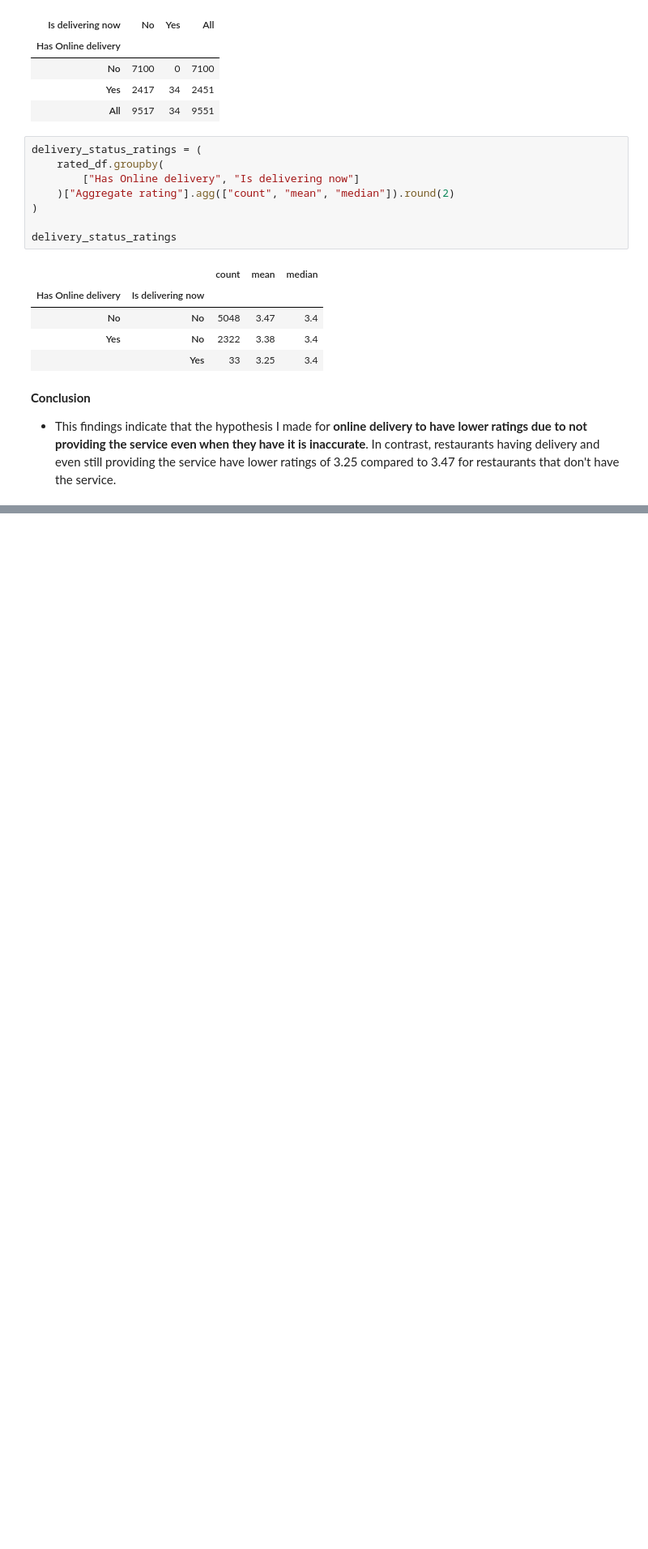
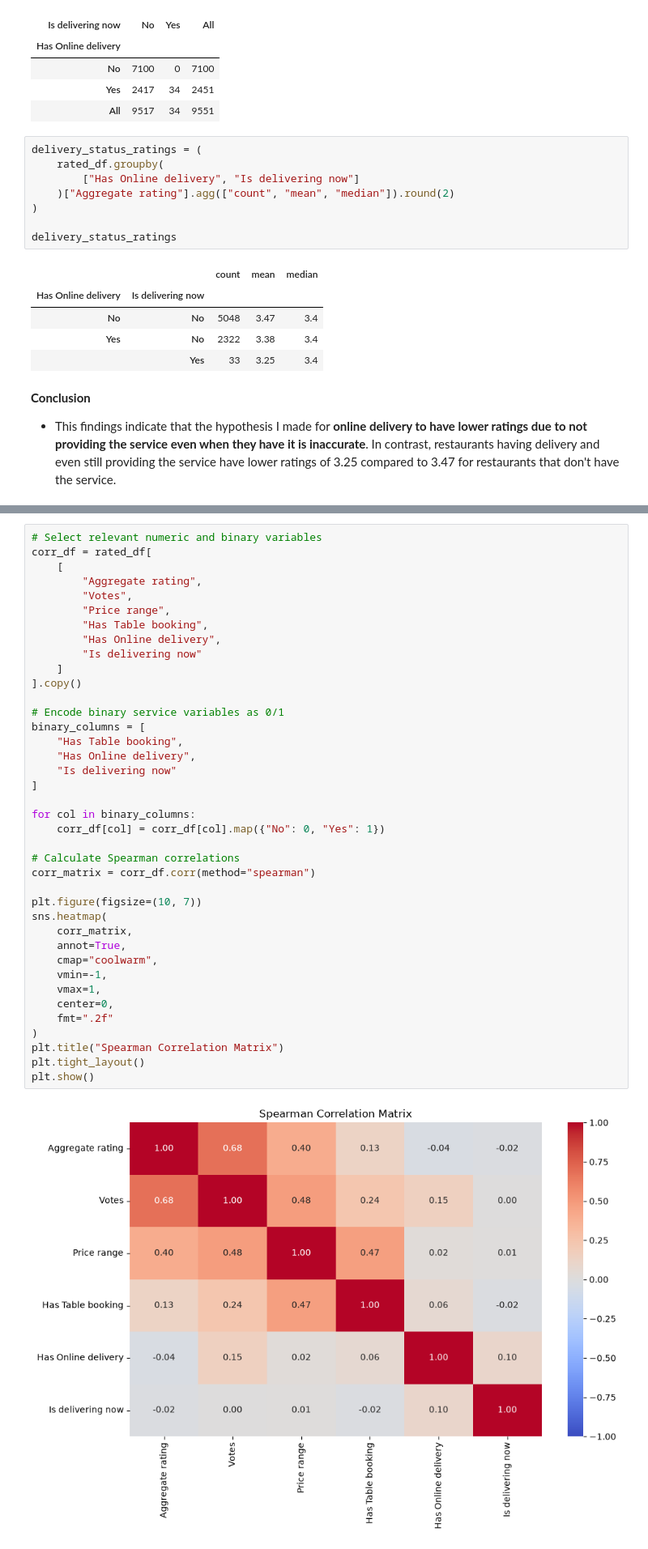
Before and after one commit to kiennt13/zomato-restaurant, a Jupyter notebook: EDA.ipynb, the cells around one changed output, grey strips where cells are left out. Shown at 81% size. Cells and saved outputs as stored; diff of their text form; blank space fills up the shorter version.

```diff
--- a/EDA.ipynb
+++ b/EDA.ipynb
@@ -405,0 +691,41 @@ delivery_status_ratings
+# %%
+# Select relevant numeric and binary variables
+corr_df = rated_df[
+    [
+        "Aggregate rating",
+        "Votes",
+        "Price range",
+        "Has Table booking",
+        "Has Online delivery",
+        "Is delivering now"
+    ]
+].copy()
+
+# Encode binary service variables as 0/1
+binary_columns = [
+    "Has Table booking",
+    "Has Online delivery",
+    "Is delivering now"
+]
+
+for col in binary_columns:
+    corr_df[col] = corr_df[col].map({"No": 0, "Yes": 1})
+
+# Calculate Spearman correlations
+corr_matrix = corr_df.corr(method="spearman")
+
+plt.figure(figsize=(10, 7))
+sns.heatmap(
+    corr_matrix,
+    annot=True,
+    cmap="coolwarm",
+    vmin=-1,
+    vmax=1,
+    center=0,
+    fmt=".2f"
+)
+plt.title("Spearman Correlation Matrix")
+plt.tight_layout()
+plt.show()
+# %% [output]
+[figure, added]
```
Also changed, not shown: parts of 22 cells of this notebook, 1 other file.
